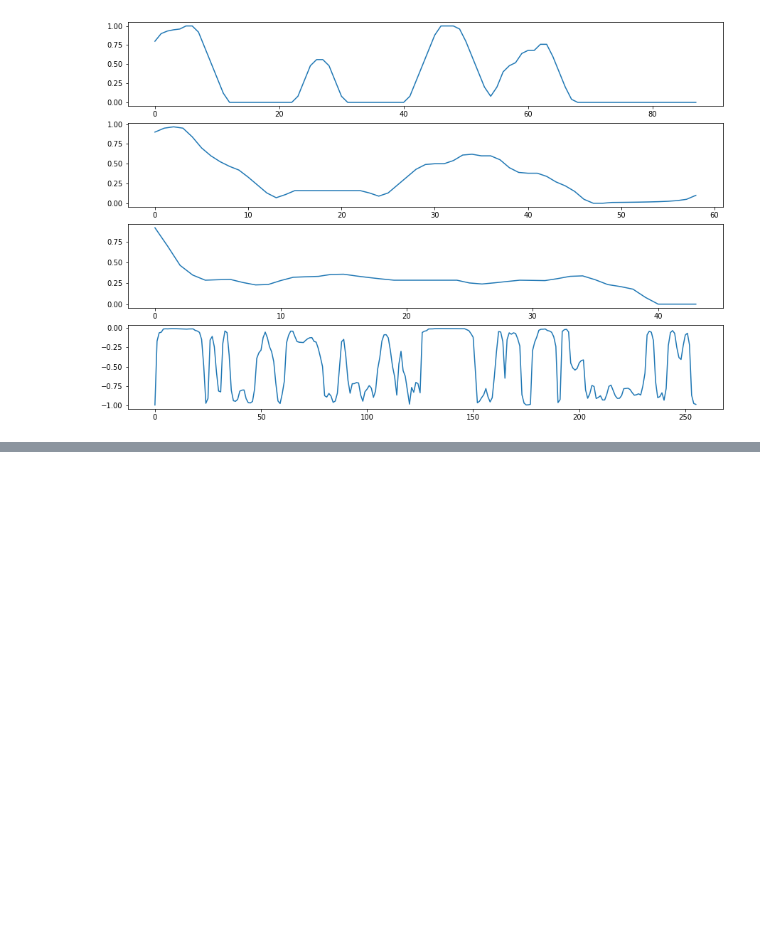
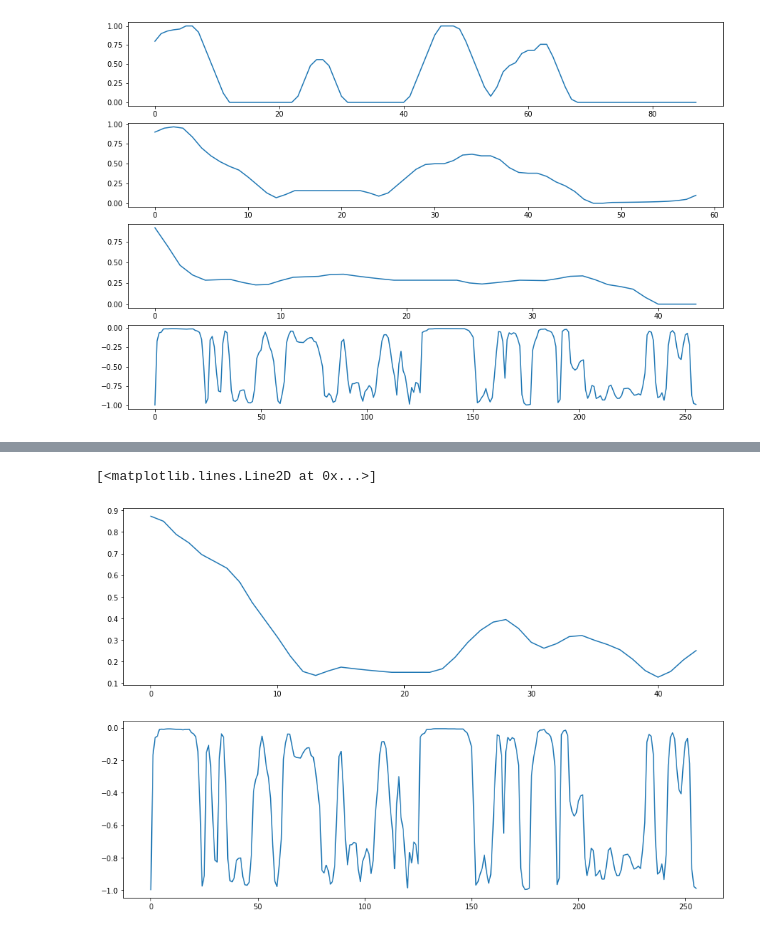
Before and after one commit to koneill1994/Protein_TDA_Analysis, a Jupyter notebook: Visualizer_prototype.ipynb, the cells around one changed output, grey strips where cells are left out. Drawn from its saved outputs; the diff is of its cells as text; code cells hidden in the pictures; blank space fills up the shorter version.

```diff
--- a/Visualizer_prototype.ipynb
+++ b/Visualizer_prototype.ipynb
@@ -58,7 +75,8 @@ def ground_truth_window_avg(df):
         chip=df[(df["start"]<=aa) & (df["stop"]>aa)]
         gt=["ground_truth_"+ss for ss in "HBEGITS"]
         mean_ss.append(chip[gt].mean(0))
-    gt_avg=pandas.DataFrame(mean_ss).dropna()
+        print(aa)
+    gt_avg=pandas.DataFrame(mean_ss)
 
     return gt_avg
 # %%
@@ -113,0 +113,20 @@ array([b'0.997', b'0.168', b'0.061', b'0.053', b'0.011', b'0.009',
+# %%
+plt.figure(figsize=(15,10))
+
+df25=dataset_25[dataset_25["protein_id"]==dataset_25["protein_id"].unique()[0]]
+df10=dataset_10[dataset_10["protein_id"]==dataset_10["protein_id"].unique()[0]]
+df5=dataset_5[dataset_5["protein_id"]==dataset_5["protein_id"].unique()[0]]
+
+df_combine=np.mean([ground_truth_window_avg(df5)["ground_truth_H"],
+                     ground_truth_window_avg(df10)["ground_truth_H"],
+                     ground_truth_window_avg(df25)["ground_truth_H"]],
+                  axis=0)
+
+plt.subplot(2,1,1)
+plt.plot(df_combine)
+
+plt.subplot(2,1,2)
+plt.plot(-input_features[pdb_list[0]][0].astype(np.float))
+# %% [output]
+[<matplotlib.lines.Line2D at 0x...>]
+[figure, added]
```
Also changed, not shown: parts of 7 cells of this notebook.
